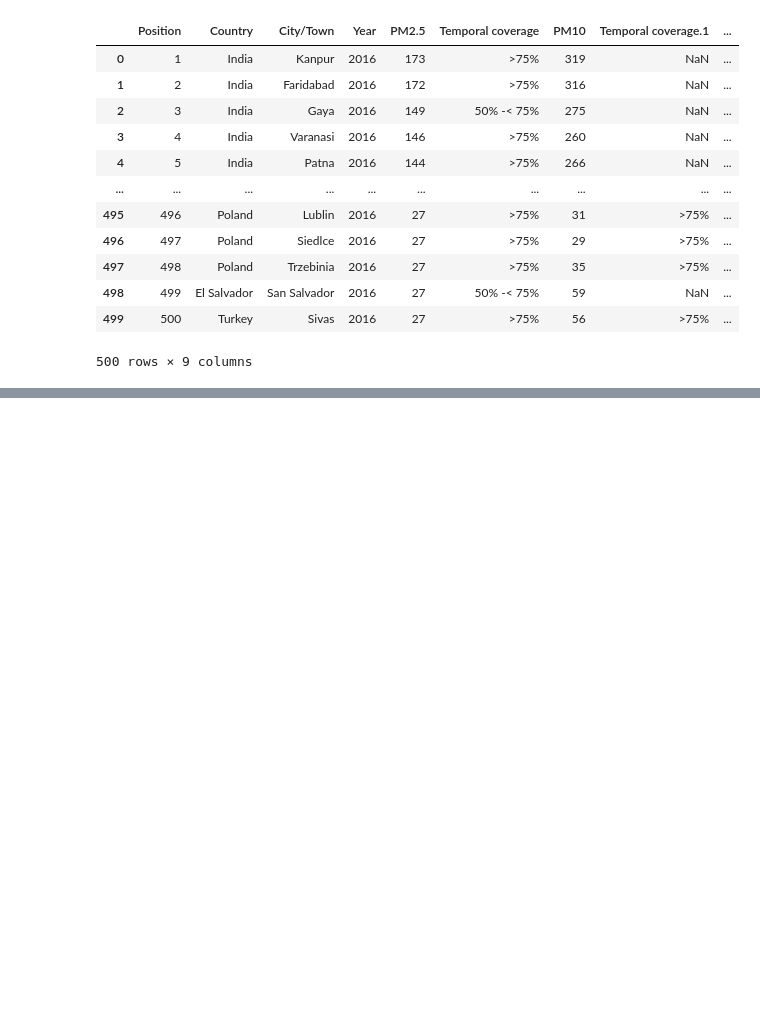
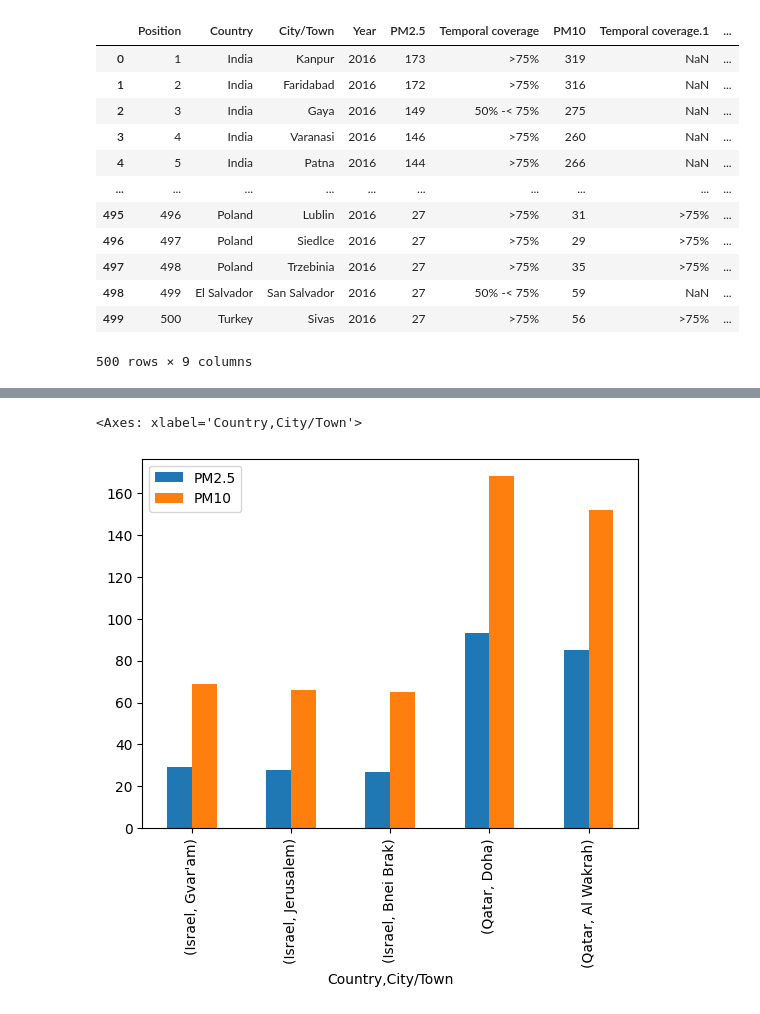
Before and after one commit to RaghvendraYadav/CampusX, a Jupyter notebook: task_21.ipynb, the cells around one changed output, grey strips where cells are left out. Drawn from its saved outputs; the diff is of its cells as text; code cells hidden in the pictures; blank space fills up the shorter version.

```diff
--- a/task_21.ipynb
+++ b/task_21.ipynb
@@ -212,0 +257,6 @@ df
+# %%
+#Make a bar chart based on the columns "PM2.5" and "PM10" of the countries Israel and Qatar.
+df.loc[['Israel','Qatar']][['PM2.5','PM10']].plot(kind='bar')
+# %% [output]
+<Axes: xlabel='Country,City/Town'>
+[figure, added]
```
Also changed, not shown: parts of 8 cells of this notebook.
